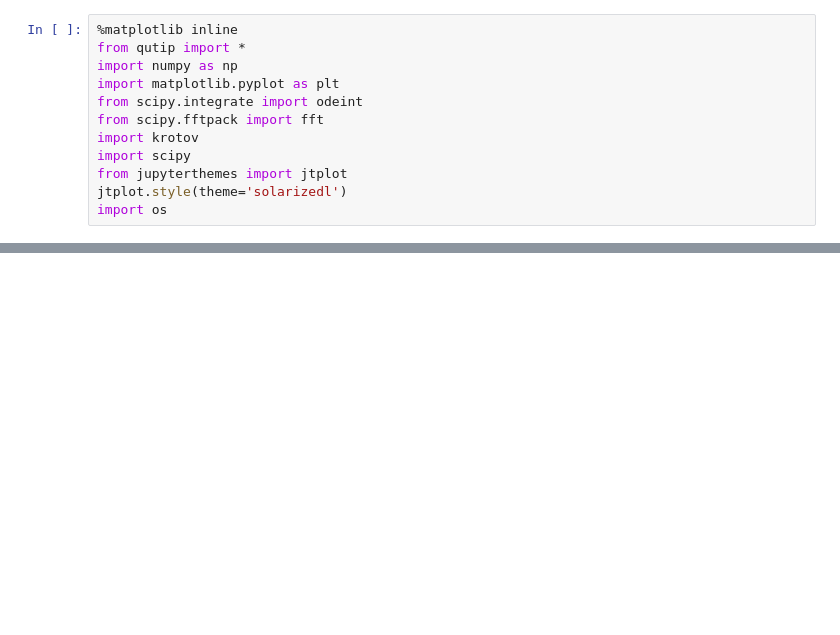
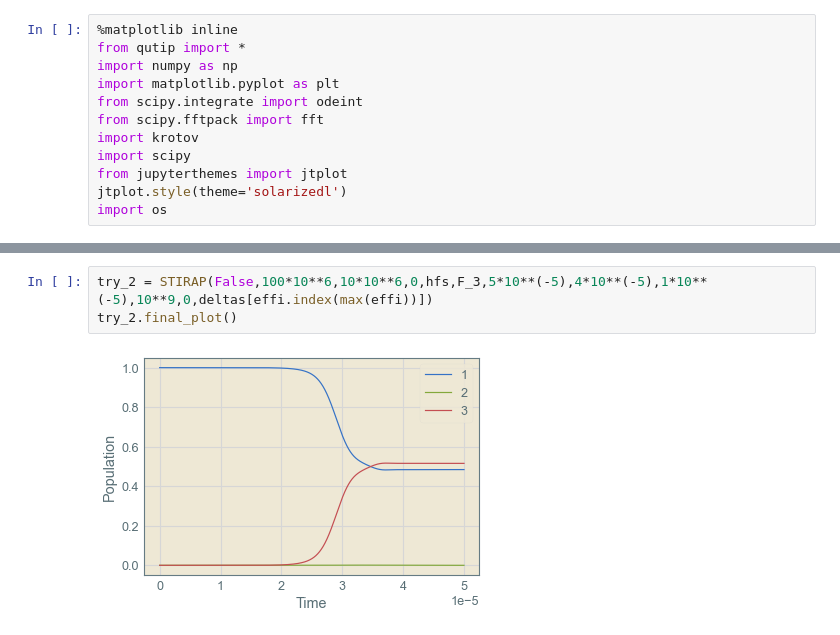
Before and after one commit to mahadevans2432/Quantum-Optics, a Jupyter notebook: STIRAP.ipynb, the cells around one changed output, grey strips where cells are left out. Drawn from its saved outputs; the diff is of its cells as text; blank space fills up the shorter version.

```diff
--- a/STIRAP.ipynb
+++ b/STIRAP.ipynb
@@ -117,0 +208,5 @@ plot_population(guess_dynamics)
+# %%
+try_2 = STIRAP(False,100*10**6,10*10**6,0,hfs,F_3,5*10**(-5),4*10**(-5),1*10**(-5),10**9,0,deltas[effi.index(max(effi))])
+try_2.final_plot()
+# %% [output]
+[figure, added]
```
Also changed, not shown: parts of 14 cells of this notebook.
